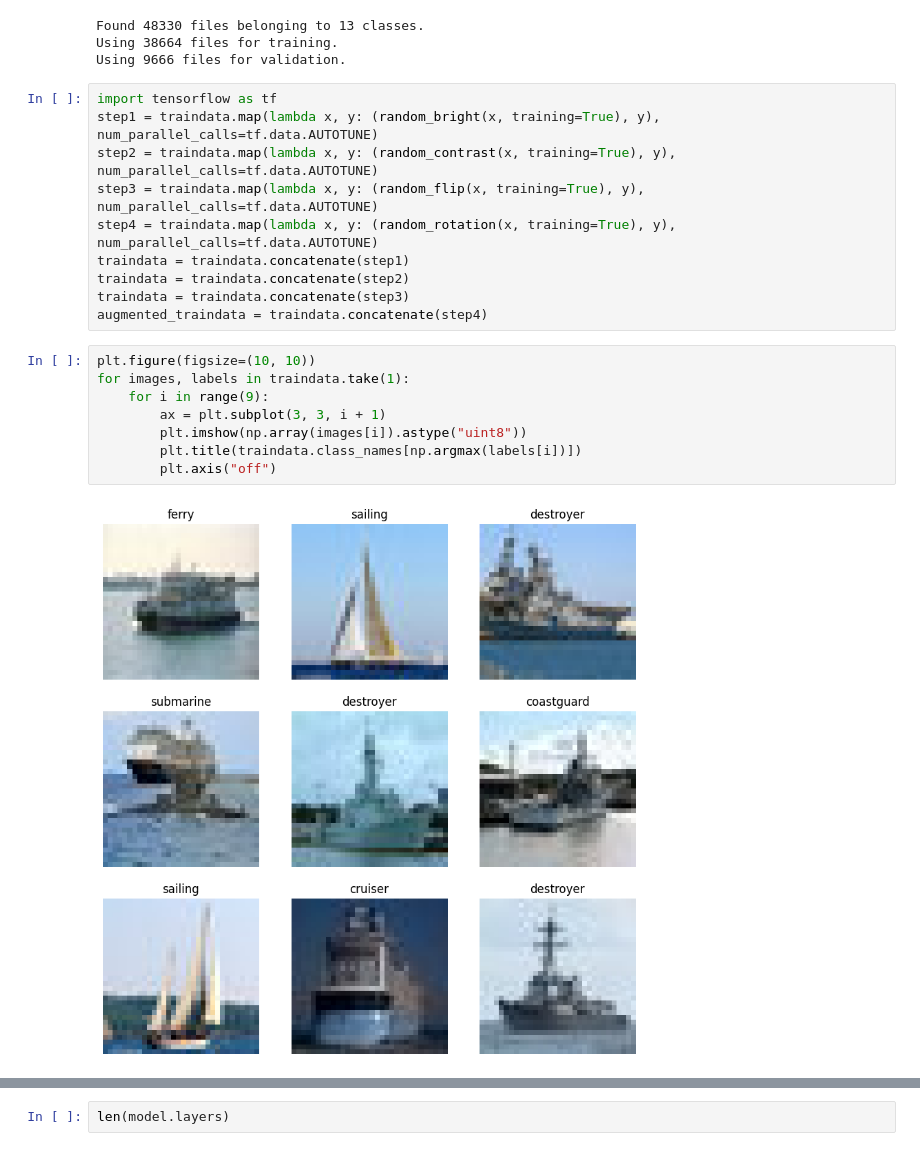
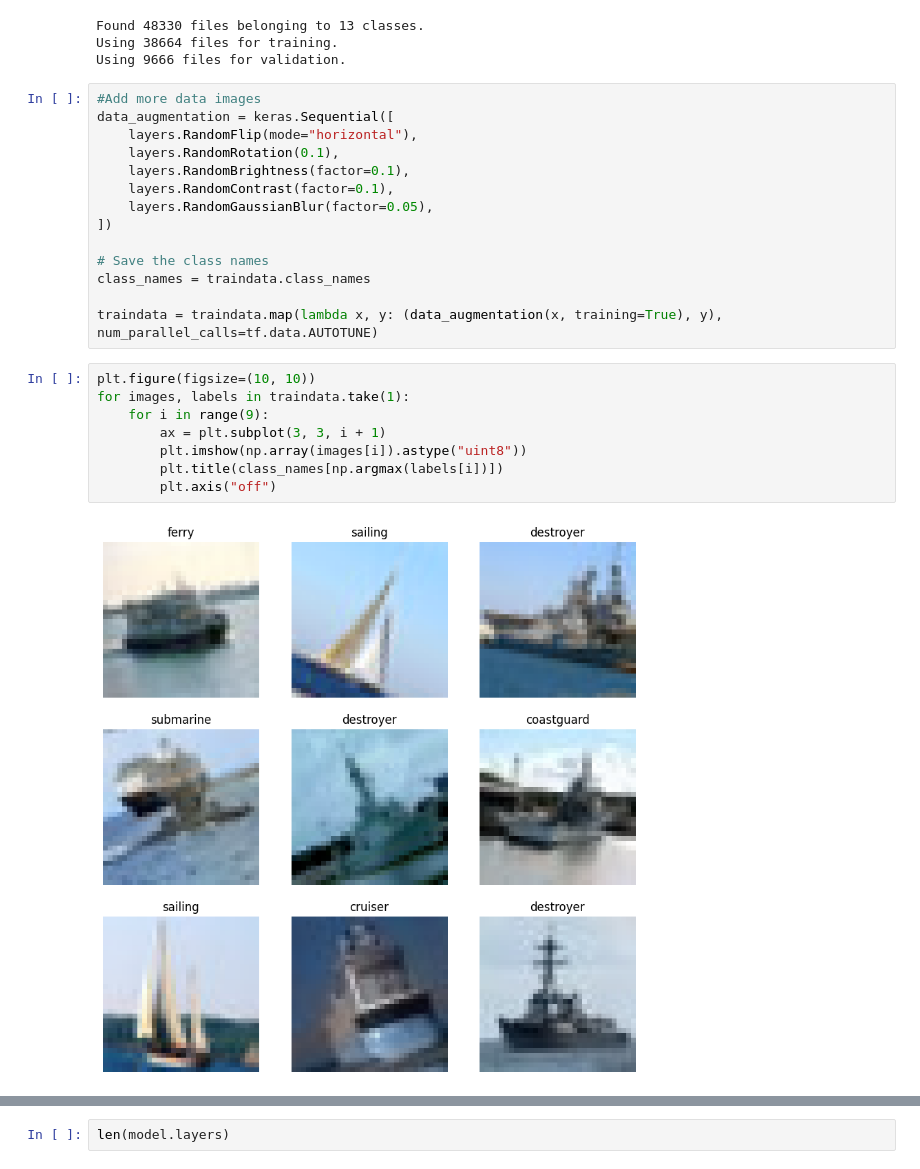
Before and after one commit to Luanico/Boat_CNN, a Jupyter notebook: notebook.ipynb, the cells around one changed output, grey strips where cells are left out. Drawn from its saved outputs; the diff is of its cells as text.

```diff
--- a/notebook.ipynb
+++ b/notebook.ipynb
@@ -37,26 +45,30 @@ traindata, validdata = utils.image_dataset_from_directory(
 Found 48330 files belonging to 13 classes.
 Using 38664 files for training.
 Using 9666 files for validation.
-# %%
-import tensorflow as tf
-step1 = traindata.map(lambda x, y: (random_bright(x, training=True), y), num_parallel_calls=tf.data.AUTOTUNE)
-step2 = traindata.map(lambda x, y: (random_contrast(x, training=True), y), num_parallel_calls=tf.data.AUTOTUNE)
-step3 = traindata.map(lambda x, y: (random_flip(x, training=True), y), num_parallel_calls=tf.data.AUTOTUNE)
-step4 = traindata.map(lambda x, y: (random_rotation(x, training=True), y), num_parallel_calls=tf.data.AUTOTUNE)
-traindata = traindata.concatenate(step1)
-traindata = traindata.concatenate(step2)
-traindata = traindata.concatenate(step3)
-augmented_traindata = traindata.concatenate(step4)
+# %%
+#Add more data images
+data_augmentation = keras.Sequential([
+    layers.RandomFlip(mode="horizontal"),
+    layers.RandomRotation(0.1),
+    layers.RandomBrightness(factor=0.1),
+    layers.RandomContrast(factor=0.1),
+    layers.RandomGaussianBlur(factor=0.05),
+])
+
+# Save the class names
+class_names = traindata.class_names
+
+traindata = traindata.map(lambda x, y: (data_augmentation(x, training=True), y), num_parallel_calls=tf.data.AUTOTUNE)
 # %%
 plt.figure(figsize=(10, 10))
 for images, labels in traindata.take(1):
     for i in range(9):
         ax = plt.subplot(3, 3, i + 1)
         plt.imshow(np.array(images[i]).astype("uint8"))
-        plt.title(traindata.class_names[np.argmax(labels[i])])
+        plt.title(class_names[np.argmax(labels[i])])
         plt.axis("off")
 # %% [output]
-[figure, old version]
+[figure, new version]
 # %%
 model = models.Sequential()
 nfilters = 32
```
Also changed, not shown: parts of 5 cells of this notebook, 2 other files.
